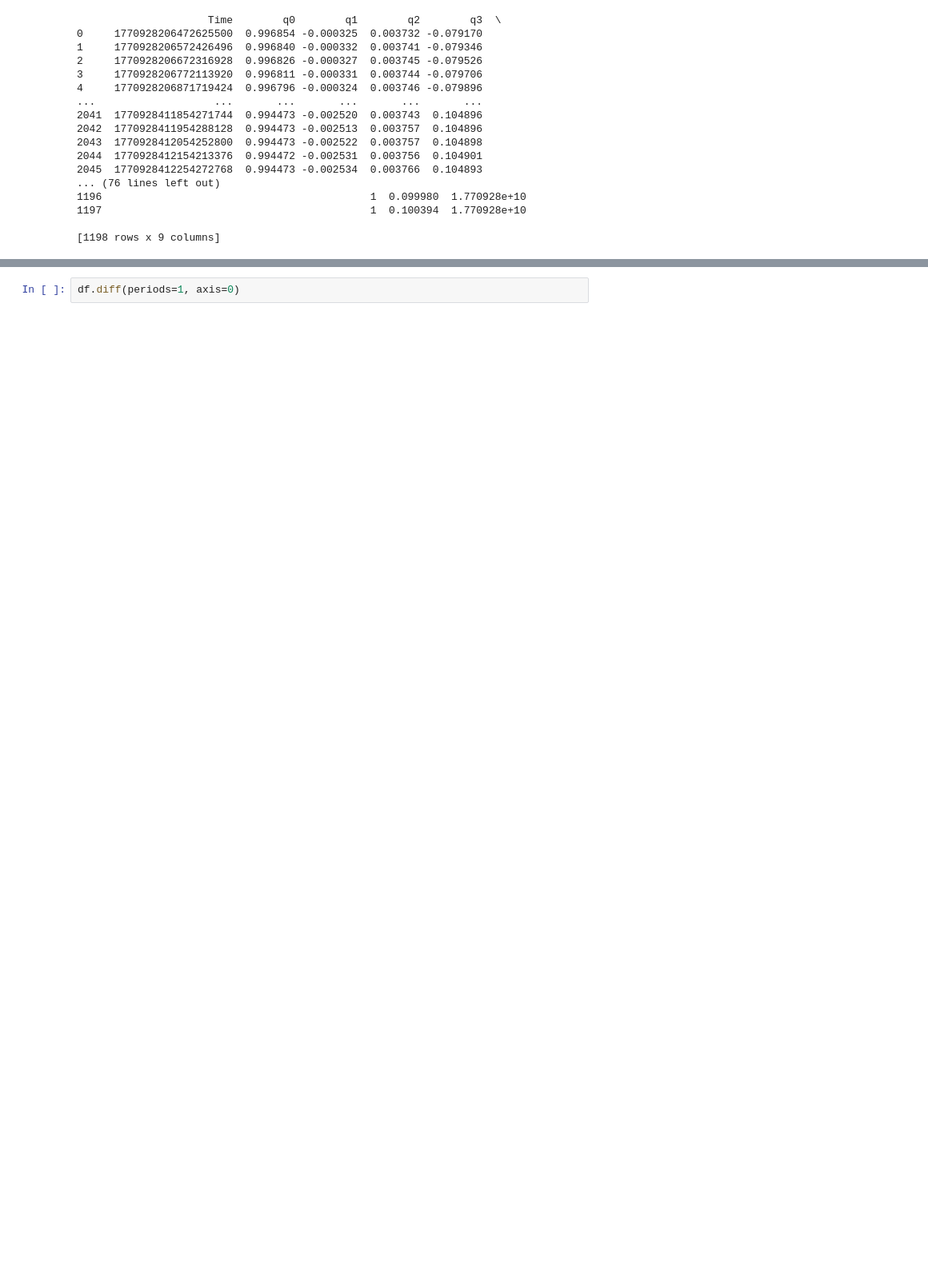
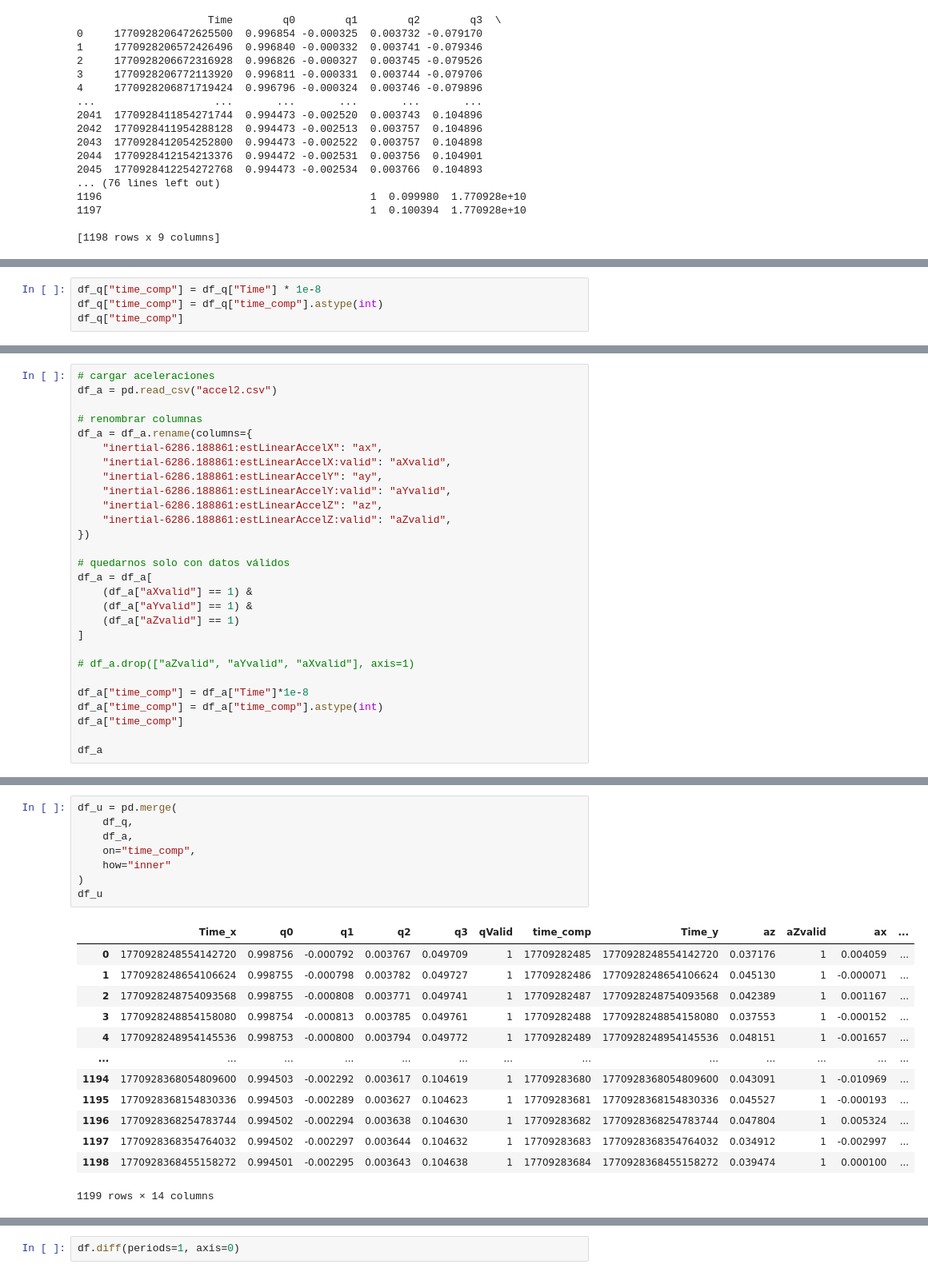
Before and after one commit to JuanAlva/sensorConnect_reader, a Jupyter notebook: match_quat_accel.ipynb, the cells around one changed output, grey strips where cells are left out. Shown at 80% size. Saved outputs shown, nothing was run; the diff lists cells and outputs as text; blank space fills up the shorter version.

```diff
--- a/match_quat_accel.ipynb
+++ b/match_quat_accel.ipynb
@@ -159,0 +180,4 @@ Name: time_comp, Length: 1198, dtype: int64
+# %%
+df_q["time_comp"] = df_q["Time"] * 1e-8
+df_q["time_comp"] = df_q["time_comp"].astype(int)
+df_q["time_comp"]
@@ -159,0 +197,28 @@ Name: time_comp, Length: 1198, dtype: int64
+# %%
+# cargar aceleraciones
+df_a = pd.read_csv("accel2.csv")
+
+# renombrar columnas
+df_a = df_a.rename(columns={
+    "inertial-6286.188861:estLinearAccelX": "ax",
+    "inertial-6286.188861:estLinearAccelX:valid": "aXvalid",
+    "inertial-6286.188861:estLinearAccelY": "ay",
+    "inertial-6286.188861:estLinearAccelY:valid": "aYvalid",
+    "inertial-6286.188861:estLinearAccelZ": "az",
+    "inertial-6286.188861:estLinearAccelZ:valid": "aZvalid",
+})
+
+# quedarnos solo con datos válidos
+df_a = df_a[
+    (df_a["aXvalid"] == 1) &
+    (df_a["aYvalid"] == 1) &
+    (df_a["aZvalid"] == 1)
+]
+
+# df_a.drop(["aZvalid", "aYvalid", "aXvalid"], axis=1)
+
+df_a["time_comp"] = df_a["Time"]*1e-8
+df_a["time_comp"] = df_a["time_comp"].astype(int)
+df_a["time_comp"]
+
+df_a
@@ -160 +239,23 @@ Name: time_comp, Length: 1198, dtype: int64
+# %%
+df_u = pd.merge(
+    df_q,
+    df_a,
+    on="time_comp",
+    how="inner"
+)
+df_u
+# %% [output]
+|  | Time_x | q0 | q1 | q2 | q3 | qValid | time_comp | Time_y | az | aZvalid | ax | ... |
+| 0 | 1770928248554142720 | 0.998756 | -0.000792 | 0.003767 | 0.049709 | 1 | 17709282485 | 1770928248554142720 | 0.037176 | 1 | 0.004059 | ... |
+| 1 | 1770928248654106624 | 0.998755 | -0.000798 | 0.003782 | 0.049727 | 1 | 17709282486 | 1770928248654106624 | 0.045130 | 1 | -0.000071 | ... |
+| 2 | 1770928248754093568 | 0.998755 | -0.000808 | 0.003771 | 0.049741 | 1 | 17709282487 | 1770928248754093568 | 0.042389 | 1 | 0.001167 | ... |
+| 3 | 1770928248854158080 | 0.998754 | -0.000813 | 0.003785 | 0.049761 | 1 | 17709282488 | 1770928248854158080 | 0.037553 | 1 | -0.000152 | ... |
+| 4 | 1770928248954145536 | 0.998753 | -0.000800 | 0.003794 | 0.049772 | 1 | 17709282489 | 1770928248954145536 | 0.048151 | 1 | -0.001657 | ... |
+| ... | ... | ... | ... | ... | ... | ... | ... | ... | ... | ... | ... | ... |
+| 1194 | 1770928368054809600 | 0.994503 | -0.002292 | 0.003617 | 0.104619 | 1 | 17709283680 | 1770928368054809600 | 0.043091 | 1 | -0.010969 | ... |
+| 1195 | 1770928368154830336 | 0.994503 | -0.002289 | 0.003627 | 0.104623 | 1 | 17709283681 | 1770928368154830336 | 0.045527 | 1 | -0.000193 | ... |
+| 1196 | 1770928368254783744 | 0.994502 | -0.002294 | 0.003638 | 0.104630 | 1 | 17709283682 | 1770928368254783744 | 0.047804 | 1 | 0.005324 | ... |
+| 1197 | 1770928368354764032 | 0.994502 | -0.002297 | 0.003644 | 0.104632 | 1 | 17709283683 | 1770928368354764032 | 0.034912 | 1 | -0.002997 | ... |
+| 1198 | 1770928368455158272 | 0.994501 | -0.002295 | 0.003643 | 0.104638 | 1 | 17709283684 | 1770928368455158272 | 0.039474 | 1 | 0.000100 | ... |
+1199 rows × 14 columns
 # %%
```
Also changed, not shown: parts of 9 cells of this notebook, 11 other files.
